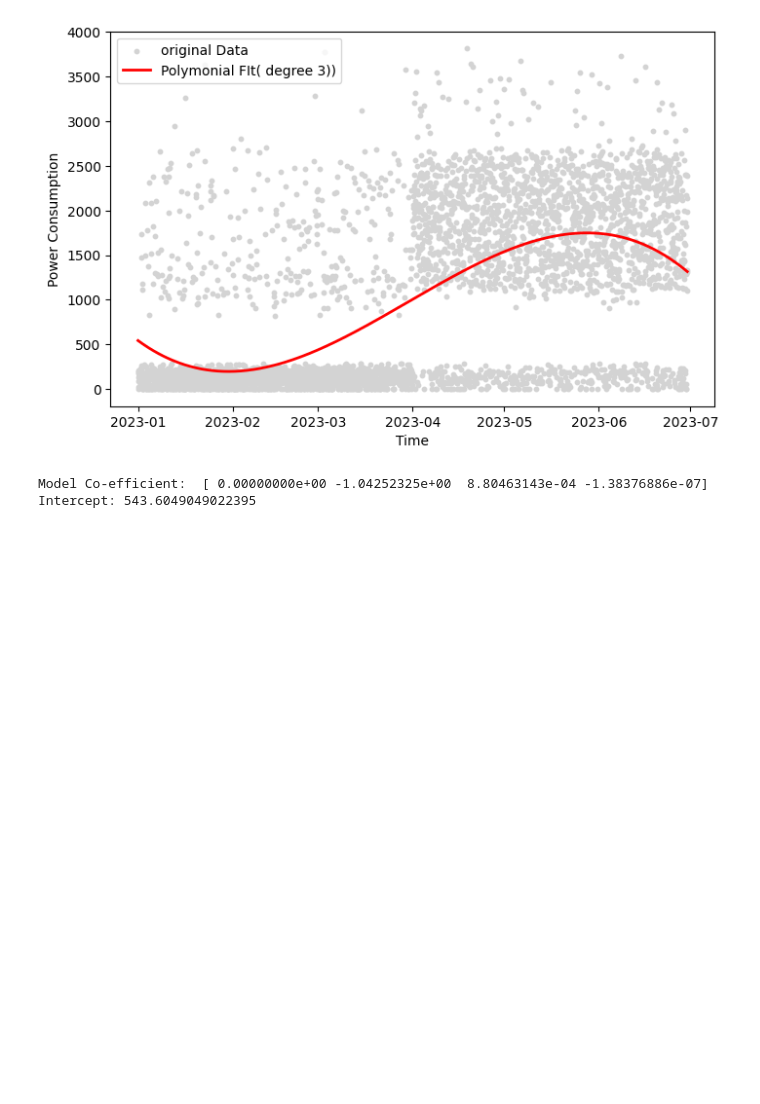
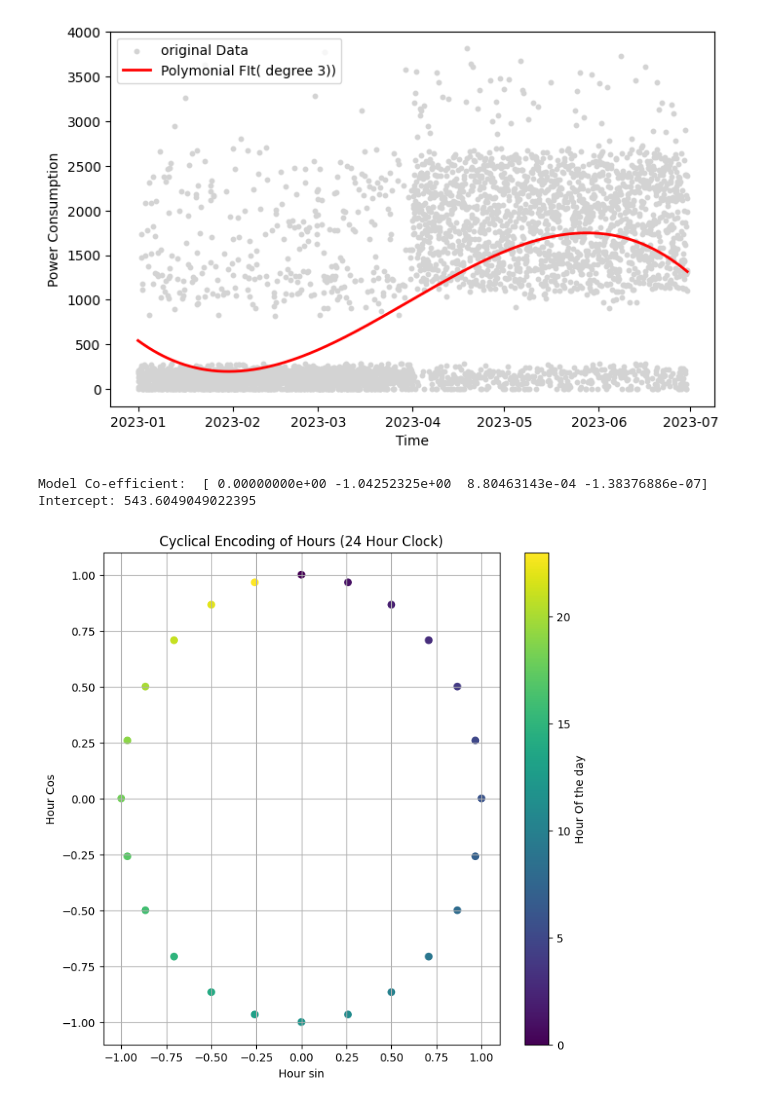
Before and after one commit to mailech/SmartEnergy-Consumption, a Jupyter notebook: jupyter_notebooks/Pre-Processing.ipynb, the cells around one changed output. Cells and saved outputs as stored; diff of their text form; code cells hidden in the pictures; blank space fills up the shorter version.

Commit message:
Cyclic Encoding

```diff
--- a/jupyter_notebooks/Pre-Processing.ipynb
+++ b/jupyter_notebooks/Pre-Processing.ipynb
@@ -221,3 +221,22 @@ print("Intercept:", poly_model.intercept_)
 [figure]
 Model Co-efficient:  [ 0.00000000e+00 -1.04252325e+00  8.80463143e-04 -1.38376886e-07]
 Intercept: 543.6049049022395
+# %%
+df['hour_sin'] = np.sin(2*np.pi * df.index.hour/24)
+df['hour_cos'] = np.cos(2*np.pi * df.index.hour/24)
+
+df['month_sin'] = np.sin(2*np.pi * df.index.month/12)
+df['month_cos'] = np.cos(2*np.pi * df.index.month/12)
+
+# Cyclical Transformation
+
+plt.figure(figsize=(8,8))
+plt.scatter(df['hour_sin'][:24],df['hour_cos'][:24], c= range(24))
+plt.title("Cyclical Encoding of Hours (24 Hour Clock)")
+plt.xlabel('Hour sin')
+plt.ylabel('Hour Cos')
+plt.colorbar(label = 'Hour Of the day')
+plt.grid(True)
+plt.show()
+# %% [output]
+[figure, added]
```
Also changed, not shown: parts of 5 cells of this notebook, 1 other file.
